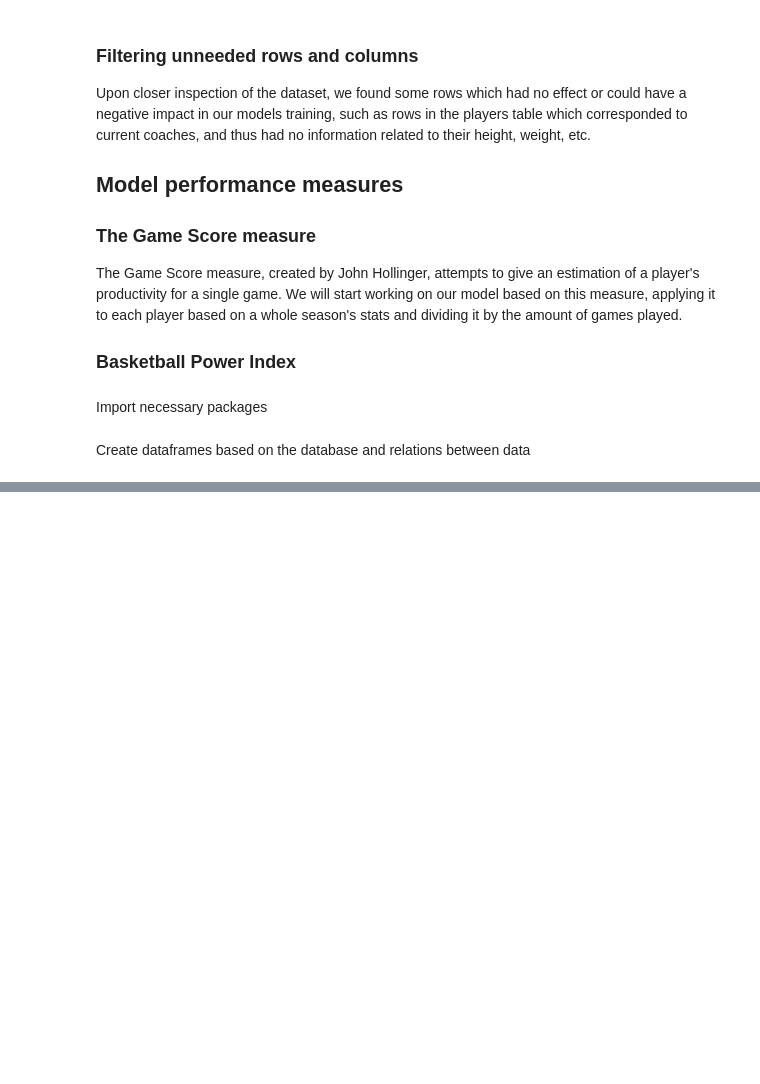
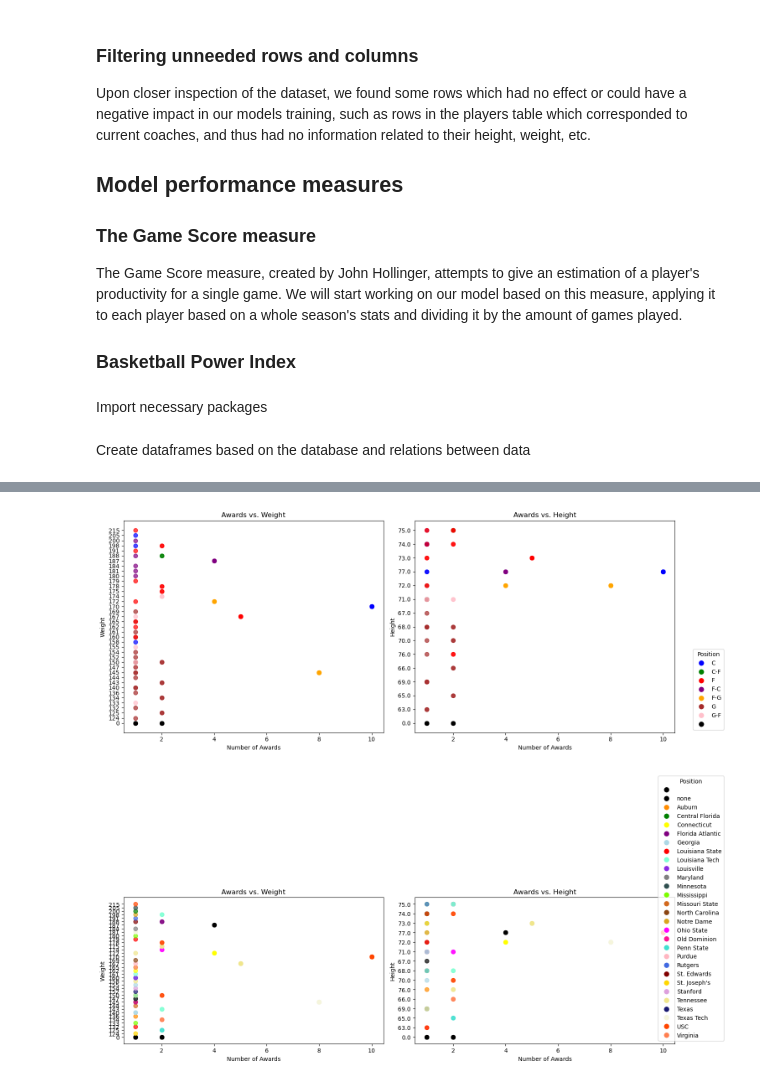
Before and after one commit to toni-santos/ac-2023, a Jupyter notebook: main.ipynb, the cells around one changed output, grey strips where cells are left out. Drawn from its saved outputs; the diff is of its cells as text; code cells hidden in the pictures; blank space fills up the shorter version.

```diff
--- a/main.ipynb
+++ b/main.ipynb
@@ -72,0 +142,53 @@ cc_tm = pd.read_sql_query("SELECT * FROM coaches INNER JOIN teams ON (coaches.tm
+# %%
+
+# Define custom color map for positions
+pos_color_map = {
+    'C': 'blue',
+    'C-F': 'green',
+    'F': 'red',
+    'F-C': 'purple',
+    'F-G': 'orange',
+    'G': 'brown',
+    'G-F': 'pink',
+    '': 'black'
+}
+
+college_color_map = {
+    '': 'black',
+    'none': 'black',
+    'Auburn': 'darkorange',
+    'Central Florida': 'green',
+    'Connecticut': 'yellow',
+    'Florida Atlantic': 'purple',
+    'Georgia':'lightblue',
+    'Louisiana State': 'red',
+    'Louisiana Tech': 'aquamarine',
+    'Louisville': 'blueviolet',
+    'Maryland': 'grey',
+    'Minnesota': 'darkslategray',
+    'Mississippi': 'lawngreen',
+    'Missouri State': 'chocolate',
+    'North Carolina': 'saddlebrown',
+    'Notre Dame': 'goldenrod',
+    'Ohio State': 'magenta',
+    'Old Dominion': 'deeppink',
+    'Penn State': 'turquoise',
+    'Purdue': 'lightpink',
+    'Rutgers': 'royalblue',
+    'St. Edwards': 'maroon',
+    "St. Joseph's": 'gold',
+    'Stanford': 'plum',
+    'Tennessee': 'khaki',
+    'Texas': 'midnightblue',
+    'Texas Tech': 'beige',
+    'USC': 'orangered',
+    'Virginia': 'coral'
+
+}
+
+
+plot_weight_height_awards(merged_df, pos_color_map, 'pos')
+plot_weight_height_awards(merged_df, college_color_map, 'college')
+# %% [output]
+[figure, added]
+[figure, added]
```
Also changed, not shown: parts of 7 cells of this notebook, 1 other file.
